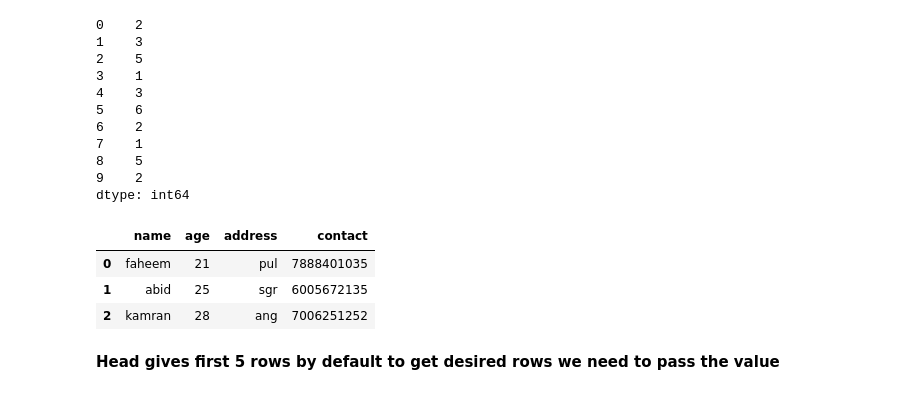
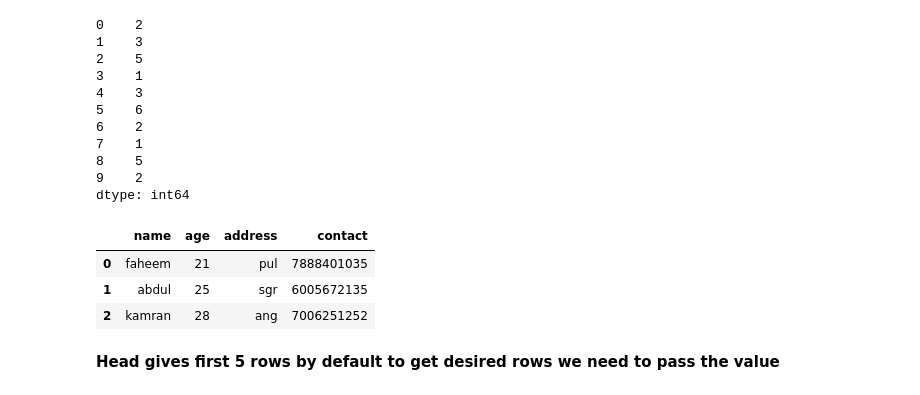
Before and after one commit to faheembashir/Analytics, a Jupyter notebook: Pandas/index.ipynb, the cells around one changed output. Saved outputs shown, nothing was run; the diff lists cells and outputs as text; code cells hidden in the pictures.

```diff
--- a/Pandas/index.ipynb
+++ b/Pandas/index.ipynb
@@ -20,18 +20,18 @@ d
 dtype: int64
 # %%
 dt={
-    "name":["faheem","abid","kamran"],
+    "name":["faheem","abdul","kamran"],
     "age":[21,25,28],
     "address":["pul","sgr","ang"],
     "contact":[7888401035,6005672135,7006251252]
 
 }
 k=pd.DataFrame(dt)
 k
 # %% [output]
 |  | name | age | address | contact |
 | 0 | faheem | 21 | pul | 7888401035 |
-| 1 | abid | 25 | sgr | 6005672135 |
+| 1 | abdul | 25 | sgr | 6005672135 |
 | 2 | kamran | 28 | ang | 7006251252 |
 # %%
 RealData=pd.read_csv(r"C:\Users\fahee_vqub1vh\Downloads\archive\train.csv")
```
Also changed, not shown: parts of 28 cells of this notebook, 1 other file.
